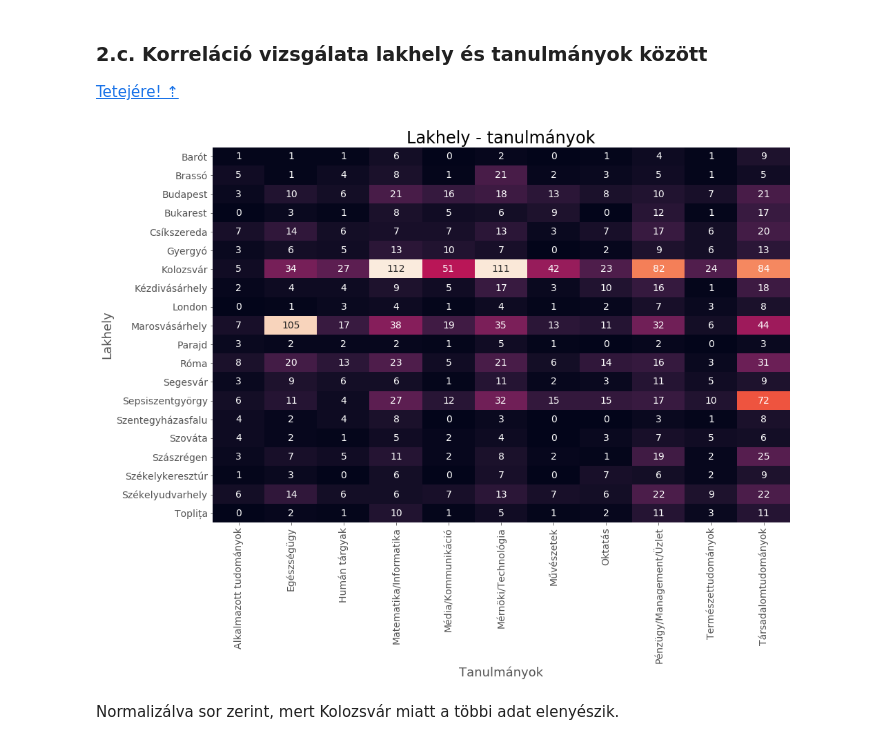
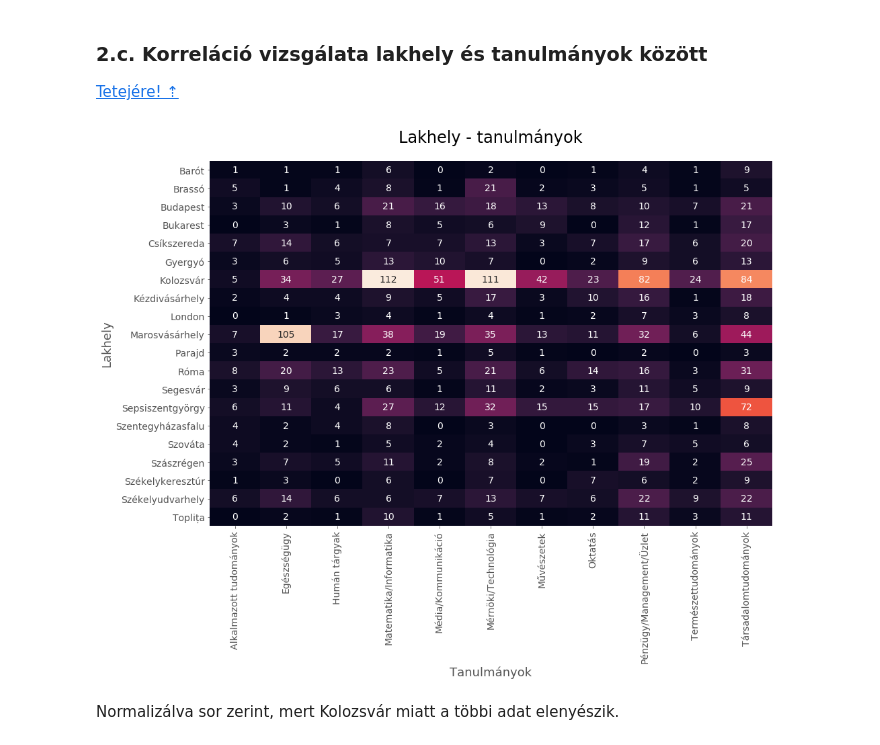
Before and after one commit to lorinczszabolcs/eletpalya, a Jupyter notebook: jupyter/SZEKELYDATA adatvizualizacios palyazat.ipynb, the cells around one changed output. Saved outputs shown, nothing was run; the diff lists cells and outputs as text; code cells hidden in the pictures.

```diff
--- a/jupyter/SZEKELYDATA adatvizualizacios palyazat.ipynb
+++ b/jupyter/SZEKELYDATA adatvizualizacios palyazat.ipynb
@@ -131,7 +131,7 @@ def birth(b):
     elif b == 'toplita' : return 'Maroshévíz'
     elif b == 'udvarhely' : return 'Székelyudvarhely'
     elif b == 'vasarhely' : return 'Marosvásárhely'
-    elif b == 'vlahica' : return 'Szentegyháza'
+    elif b == 'vlahica' : return 'Szentegyházasfalu'
     else : return b
 # %%
 df[['birth']] = df[['birth']].applymap(lambda x : birth(x))
@@ -984,7 +984,7 @@ plt.setp(ax.get_yticklabels(), rotation='horizontal', fontsize=14);
 # %%
 df_live_stud=df.loc[:, ['livesin', 'studwhat']].copy()
 df_live_stud.dropna(inplace=True)
-df_live_stud = df_live_stud.groupby('studwhat').filter(lambda x : len (x) >= 15)
+df_live_stud = df_live_stud.groupby('studwhat').filter(lambda x : len (x) > 15)
 df_live_stud = df_live_stud.groupby('livesin').filter(lambda x : len (x) >= 20)
 # %%
 heatmap3 = pd.crosstab(df_live_stud.livesin, df_live_stud.studwhat)
@@ -993,13 +993,13 @@ heatmap3_norm_row = heatmap3_norm_row.div(heatmap3.std(axis=1), axis=0 )
 # %%
 fig, ax = plt.subplots(figsize=(15,10))
 ax = sns.heatmap(heatmap3, annot=True, cbar=False, fmt='g', annot_kws={"size": 14})
-ax.set_title('Lakhely - tanulmányok', fontsize = 24)
+ax.set_title('Lakhely - tanulmányok', fontsize = 24, y =1.04)
 ax.set_xlabel('Tanulmányok', fontsize=18);
 ax.set_ylabel('Lakhely', fontsize=18);
 plt.setp(ax.get_xticklabels(), rotation='vertical', fontsize=14);
 plt.setp(ax.get_yticklabels(), rotation='horizontal', fontsize=14);
 # %% [output]
-[figure, old version]
+[figure, new version]
 # %% [markdown]
 Normalizálva sor zerint, mert Kolozsvár miatt a többi adat elenyészik.
 # %%
```
Also changed, not shown: parts of 22 cells of this notebook, 22 other files.
